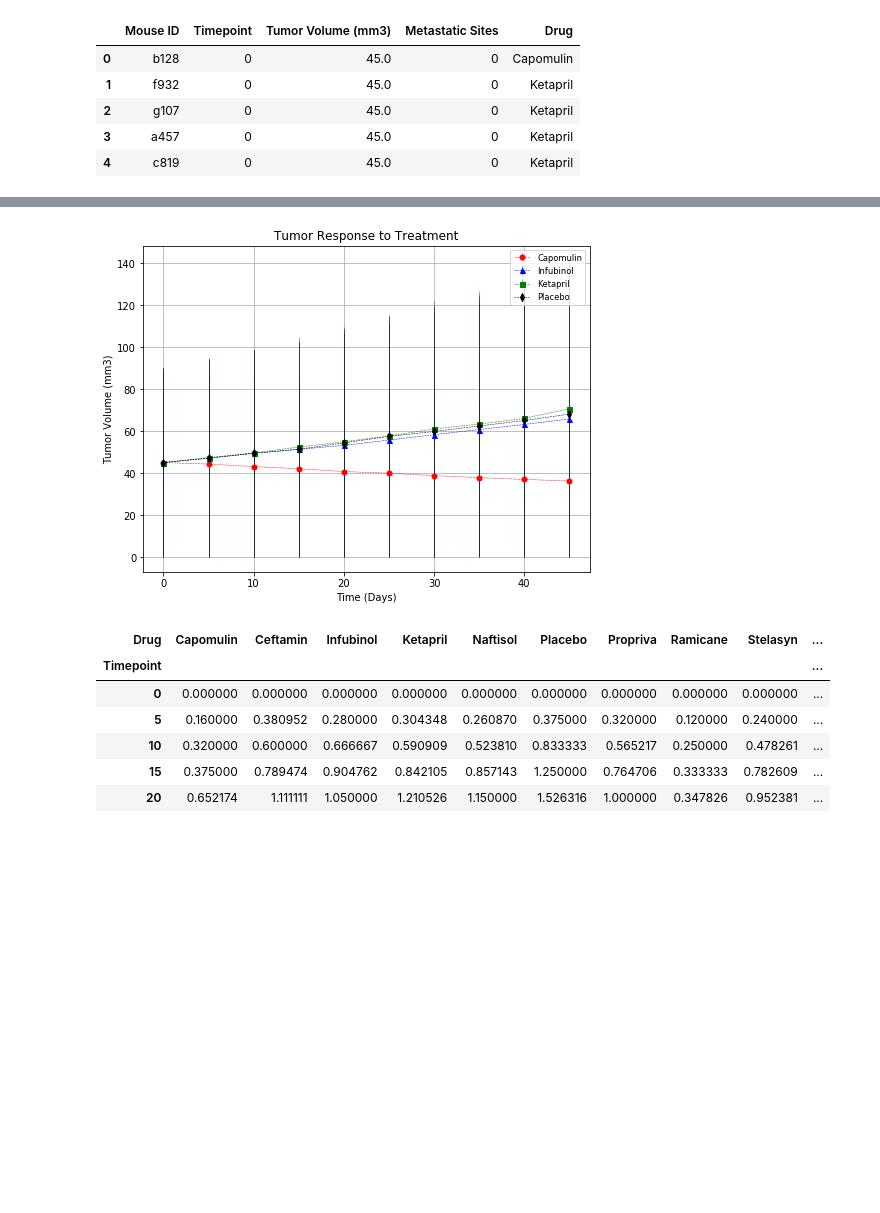
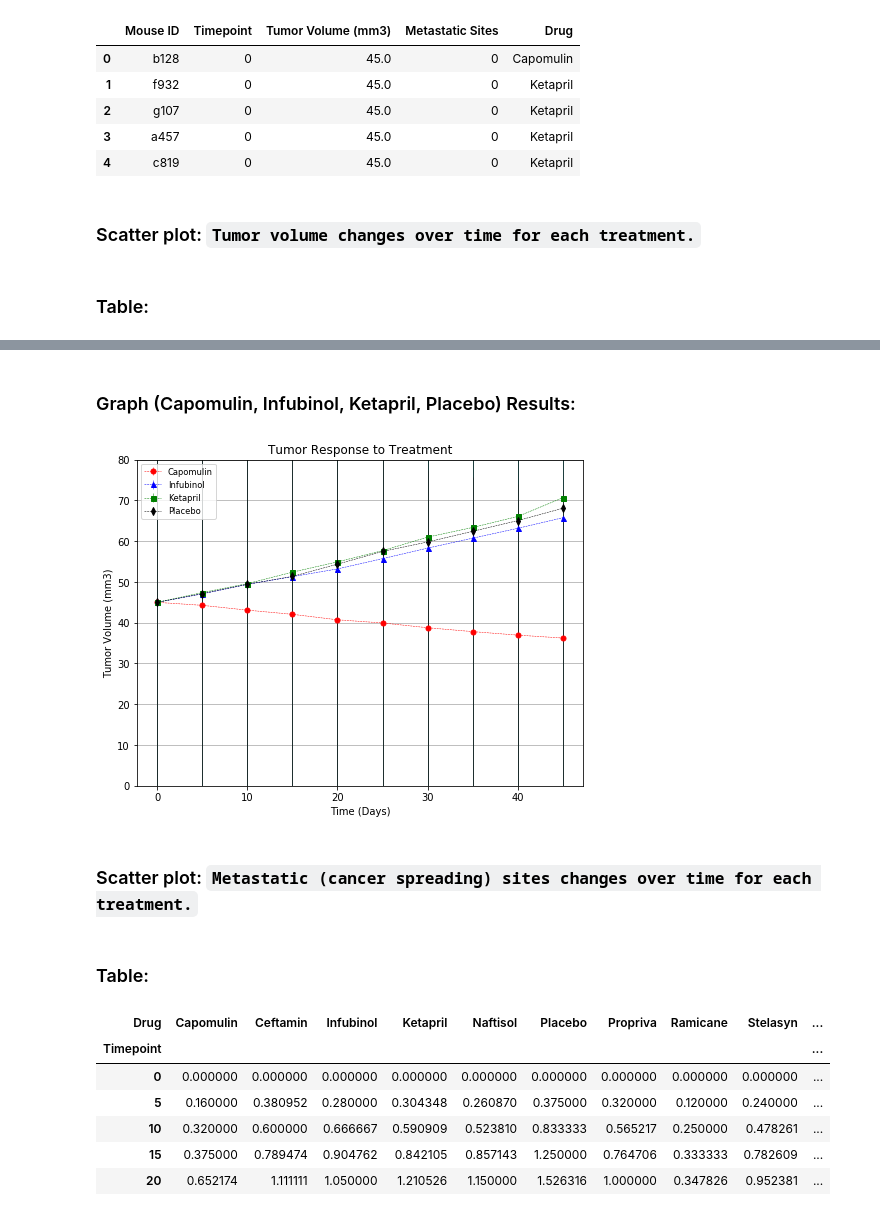
Before and after one commit to Prathamdoshi/Pharmaceutical-Company-Data-Analysis, a Jupyter notebook: Pharmaceutical Company Data Analysis Report.ipynb, the cells around one changed output, grey strips where cells are left out. Drawn from its saved outputs; the diff is of its cells as text; code cells hidden in the pictures; blank space fills up the shorter version.

```diff
--- a/Pharmaceutical Company Data Analysis Report.ipynb
+++ b/Pharmaceutical Company Data Analysis Report.ipynb
@@ -79,6 +107,10 @@ test_df.head()
 | 2 | g107 | 0 | 45.0 | 0 | Ketapril |
 | 3 | a457 | 0 | 45.0 | 0 | Ketapril |
 | 4 | c819 | 0 | 45.0 | 0 | Ketapril |
+# %% [markdown]
+### Scatter plot:  `Tumor volume changes over time for each treatment.`
+# %% [markdown]
+### Table:
 # %%
 tum_vol_change_df = pd.pivot_table(test_df,
                        values='Tumor Volume (mm3)',
@@ -99,23 +131,29 @@ tum_vol_change_df
 | 35 | 37.816839 | 58.827548 | 60.742461 | 63.371686 | 62.685087 | 62.420615 | 60.350199 | 37.451996 | 62.440699 | ... |
 | 40 | 36.958001 | 61.467895 | 63.162824 | 66.068580 | 65.600754 | 65.052675 | 63.045537 | 36.574081 | 65.356386 | ... |
 | 45 | 36.236114 | 64.132421 | 65.755562 | 70.662958 | 69.265506 | 68.084082 | 66.258529 | 34.955595 | 68.438310 | ... |
+# %% [markdown]
+### Graph (Capomulin, Infubinol, Ketapril, Placebo) Results:
 # %%
 # # Generate the Plot (with Error Bars)
 plt.errorbar(tum_vol_change_df.index, tum_vol_change_df["Capomulin"], yerr=tum_vol_change_df["Capomulin"], color="r", marker="o", markersize=5, linestyle="dashed", linewidth=0.50)
 plt.errorbar(tum_vol_change_df.index, tum_vol_change_df["Infubinol"], tum_vol_change_df["Infubinol"], color="b", marker="^", markersize=5, linestyle="dashed", linewidth=0.50)
 plt.errorbar(tum_vol_change_df.index, tum_vol_change_df["Ketapril"], yerr=tum_vol_change_df["Ketapril"], color="g", marker="s", markersize=5, linestyle="dashed", linewidth=0.50)
 plt.errorbar(tum_vol_change_df.index, tum_vol_change_df["Placebo"], yerr=tum_vol_change_df["Placebo"], color="k", marker="d", markersize=5, linestyle="dashed", linewidth=0.50)
 
 plt.title("Tumor Response to Treatment")
 plt.ylabel("Tumor Volume (mm3)")
 plt.xlabel("Time (Days)")
 plt.grid(True)
 plt.legend(loc="best", fontsize="small", fancybox=True)
 
-plt.y
+plt.ylim(0,80)
 plt.rcParams["figure.figsize"] = [8,6]
 # %% [output]
-[figure, old version]
+[figure, new version]
+# %% [markdown]
+### Scatter plot:  `Metastatic (cancer spreading) sites changes over time for each treatment.`
+# %% [markdown]
+### Table:
 # %%
 tum_met_sites_df = pd.pivot_table(test_df,
                        values='Metastatic Sites',
```
Also changed, not shown: parts of 25 cells of this notebook, 1 other file.
